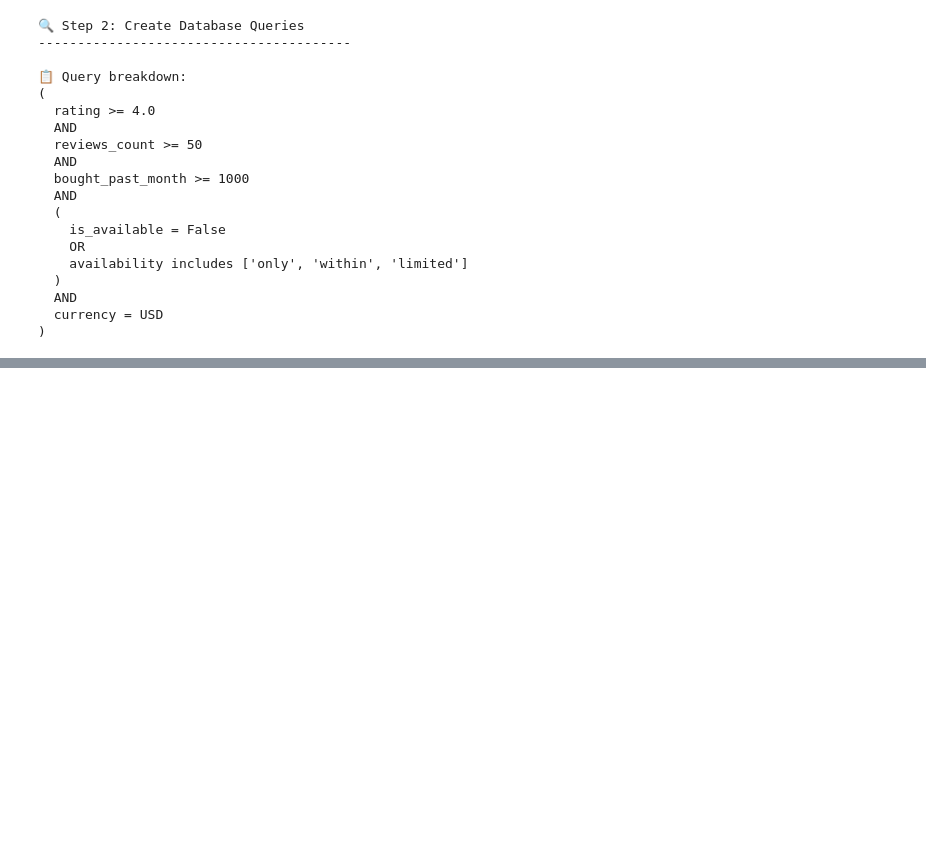
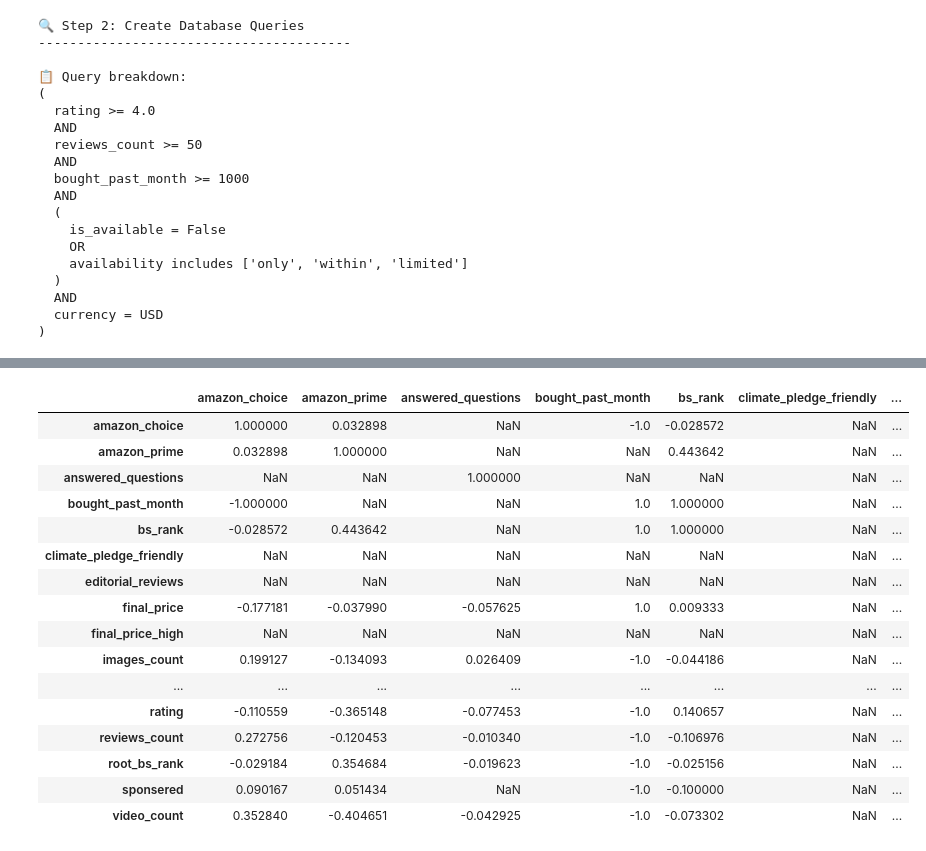
Before and after one commit to callzhang/BrightData, a Jupyter notebook: demo.ipynb, the cells around one changed output, grey strips where cells are left out. Saved outputs shown, nothing was run; the diff lists cells and outputs as text; code cells hidden in the pictures; blank space fills up the shorter version.

```diff
--- a/demo.ipynb
+++ b/demo.ipynb
@@ -205,7 +196,7 @@ if download_ready:
         response = amazon_products.download_snapshot_content(snapshot_id, format="json")
 
         # Save to downloads directory
-        downloads_dir = Path("downloads")
+        downloads_dir = Path("data/downloads")
         downloads_dir.mkdir(exist_ok=True)
 
         file_path = downloads_dir / f"{snapshot_id}.json"
@@ -381,0 +252,76 @@ print("🎯 The demo will work with real data instead of mock data.")
+# %%
+# Statistical Analysis
+print("📈 Statistical Analysis")
+print("-" * 30)
+
+if 'df' in locals() and not df.empty:
+    # Basic statistics for numeric columns
+    numeric_cols = df.select_dtypes(include=['number']).columns
+    if len(numeric_cols) > 0:
+        print("📊 Numeric Columns Statistics:")
+        display(df[numeric_cols].describe())
+
+        # Correlation matrix for numeric columns (if more than 1)
+        if len(numeric_cols) > 1:
+            print("\n🔗 Correlation Matrix:")
+            corr_matrix = df[numeric_cols].corr()
+            display(corr_matrix)
+
+    # Categorical analysis
+    categorical_cols = df.select_dtypes(include=['object']).columns
+    if len(categorical_cols) > 0:
+        print(f"\n📋 Categorical Columns Analysis:")
+        for col in categorical_cols[:5]:  # Show top 5 categorical columns
+            print(f"\n{col} - Value Counts:")
+            value_counts = df[col].value_counts()
+            print(f"  Unique values: {df[col].nunique()}")
+            print(f"  Most common: {value_counts.head(3).to_dict()}")
+
+    # Missing data analysis
+    print(f"\n❓ Missing Data Analysis:")
+    missing_data = df.isnull().sum()
+    missing_percent = (missing_data / len(df)) * 100
+    missing_df = pd.DataFrame({
+        'Missing Count': missing_data,
+        'Missing %': missing_percent
+    }).sort_values('Missing Count', ascending=False)
+
+    # Only show columns with missing data
+    missing_df = missing_df[missing_df['Missing Count'] > 0]
+    if not missing_df.empty:
+        display(missing_df)
+    else:
+        print("✅ No missing data found!")
+
+    # Data quality insights
+    print(f"\n🔍 Data Quality Insights:")
+    print(f"  • Total records: {len(df):,}")
+    print(f"  • Total columns: {len(df.columns)}")
+    print(f"  • Numeric columns: {len(numeric_cols)}")
+    print(f"  • Categorical columns: {len(categorical_cols)}")
+
+    # Check for duplicates (handle unhashable types)
+    try:
+        duplicate_count = df.duplicated().sum()
+        print(f"  • Duplicate rows: {duplicate_count}")
+    except TypeError:
+        print(f"  • Duplicate rows: Cannot check (unhashable data types present)")
+
+    # Check for columns with complex data types
+    complex_cols = []
+    for col in df.columns:
+        if df[col].dtype == 'object':
+            # Check if column contains dictionaries or lists
+            sample_values = df[col].dropna().head(10)
+            if len(sample_values) > 0:
+                first_val = sample_values.iloc[0]
+                if isinstance(first_val, (dict, list)):
+                    complex_cols.append(col)
+
+    if complex_cols:
+        print(f"  • Complex data columns: {len(complex_cols)} ({', '.join(complex_cols[:3])}{'...' if len(complex_cols) > 3 else ''})")
+
+else:
+    print("❌ No data available for analysis")
+    print("💡 Make sure to load the data in the previous cell first")
+# %% [output]
@@ -381,0 +341,17 @@ print("🎯 The demo will work with real data instead of mock data.")
+|  | amazon_choice | amazon_prime | answered_questions | bought_past_month | bs_rank | climate_pledge_friendly | ... |
+| amazon_choice | 1.000000 | 0.032898 | NaN | -1.0 | -0.028572 | NaN | ... |
+| amazon_prime | 0.032898 | 1.000000 | NaN | NaN | 0.443642 | NaN | ... |
+| answered_questions | NaN | NaN | 1.000000 | NaN | NaN | NaN | ... |
+| bought_past_month | -1.000000 | NaN | NaN | 1.0 | 1.000000 | NaN | ... |
+| bs_rank | -0.028572 | 0.443642 | NaN | 1.0 | 1.000000 | NaN | ... |
+| climate_pledge_friendly | NaN | NaN | NaN | NaN | NaN | NaN | ... |
+| editorial_reviews | NaN | NaN | NaN | NaN | NaN | NaN | ... |
+| final_price | -0.177181 | -0.037990 | -0.057625 | 1.0 | 0.009333 | NaN | ... |
+| final_price_high | NaN | NaN | NaN | NaN | NaN | NaN | ... |
+| images_count | 0.199127 | -0.134093 | 0.026409 | -1.0 | -0.044186 | NaN | ... |
+| ... | ... | ... | ... | ... | ... | ... | ... |
+| rating | -0.110559 | -0.365148 | -0.077453 | -1.0 | 0.140657 | NaN | ... |
+| reviews_count | 0.272756 | -0.120453 | -0.010340 | -1.0 | -0.106976 | NaN | ... |
+| root_bs_rank | -0.029184 | 0.354684 | -0.019623 | -1.0 | -0.025156 | NaN | ... |
+| sponsered | 0.090167 | 0.051434 | NaN | -1.0 | -0.100000 | NaN | ... |
+| video_count | 0.352840 | -0.404651 | -0.042925 | -1.0 | -0.073302 | NaN | ... |
```
Also changed, not shown: parts of 10 cells of this notebook, 58 other files.
